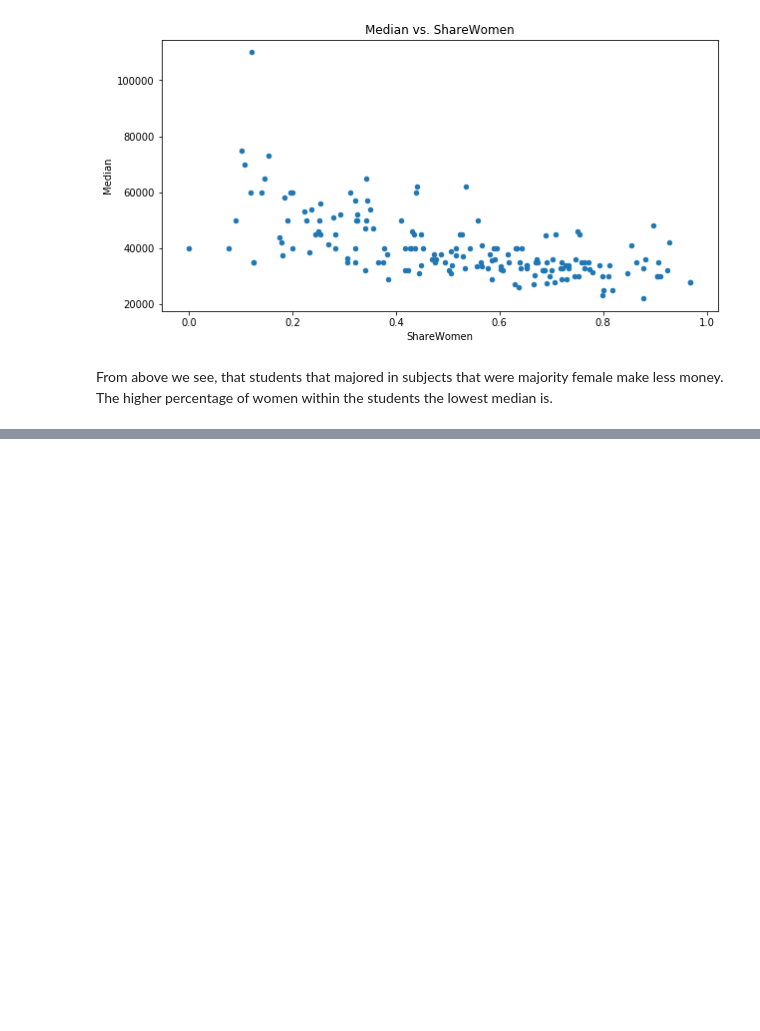
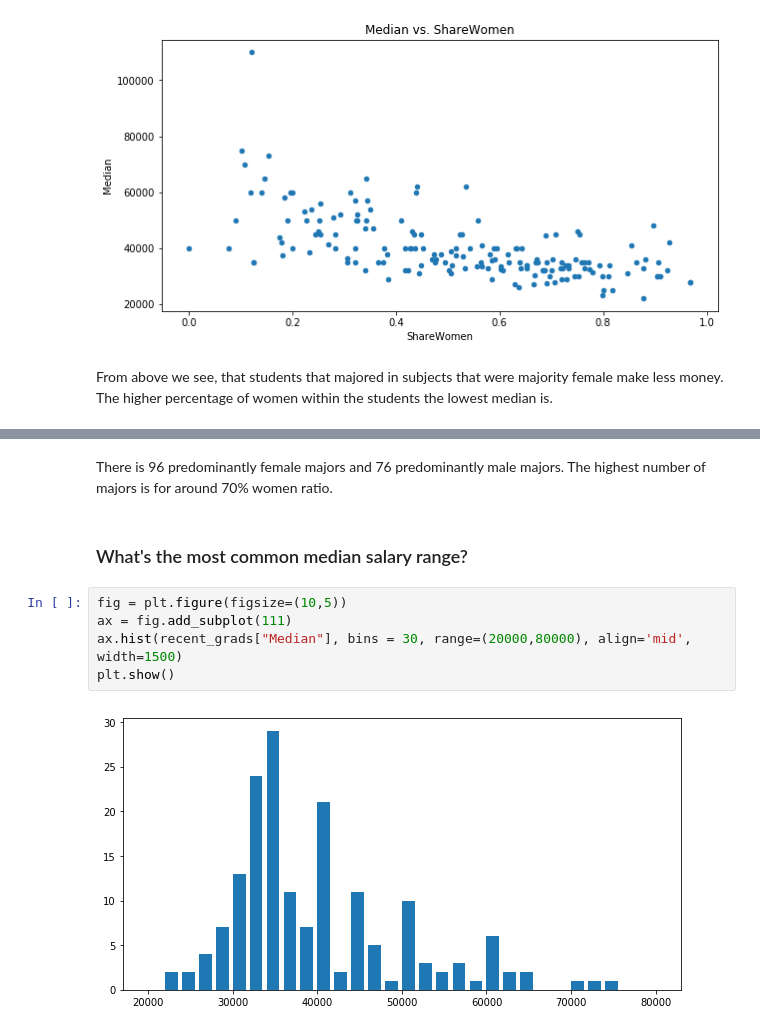
Before and after one commit to MichalRem/Data-Science-Portfolio, a Jupyter notebook: Visualizing Earnings Based On College Majors.ipynb, the cells around one changed output, grey strips where cells are left out. Cells and saved outputs as stored; diff of their text form; blank space fills up the shorter version.

```diff
--- a/Visualizing Earnings Based On College Majors.ipynb
+++ b/Visualizing Earnings Based On College Majors.ipynb
@@ -120,0 +146,11 @@ Based There is no pattern in relationship between number of full-time employees
+# %% [markdown]
+There is 96 predominantly female majors and 76 predominantly male majors. The highest number of majors is for around 70% women ratio.
+# %% [markdown]
+### What's the most common median salary range?
+# %%
+fig = plt.figure(figsize=(10,5))
+ax = fig.add_subplot(111)
+ax.hist(recent_grads["Median"], bins = 30, range=(20000,80000), align='mid', width=1500)
+plt.show()
+# %% [output]
+[figure, added]
```
Also changed, not shown: parts of 22 cells of this notebook.
